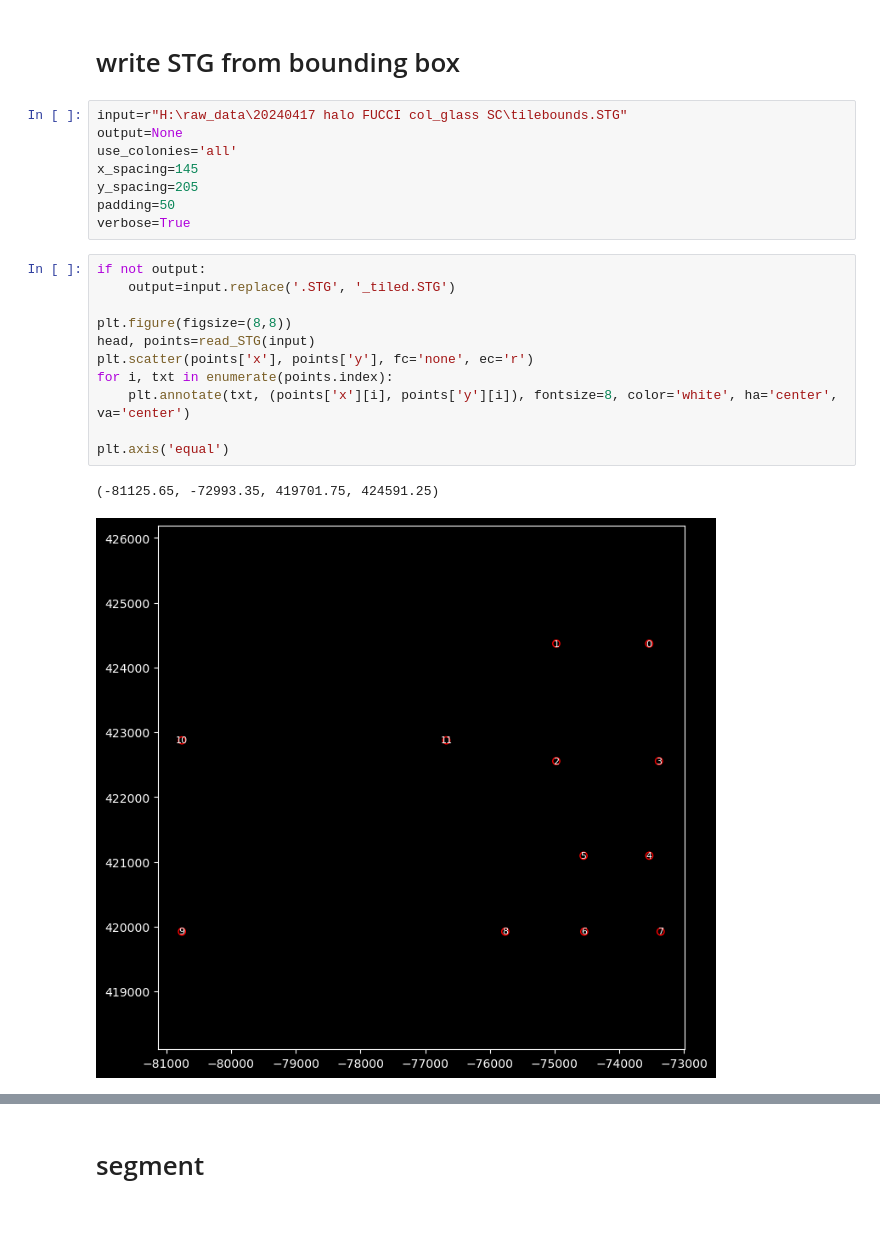
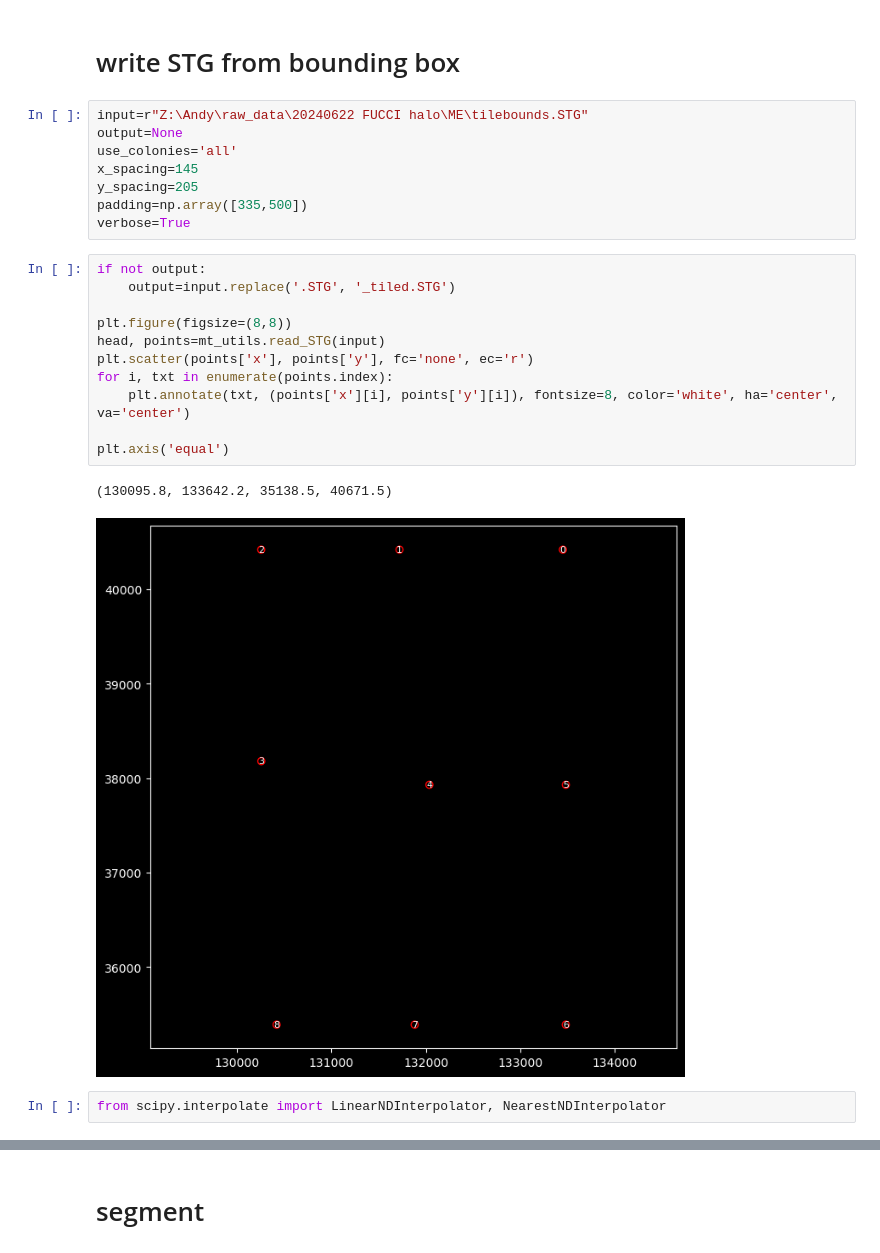
Before and after one commit to andyletzhang/segmentation_tools, a Jupyter notebook: mosaic_suspension.ipynb, the cells around one changed output, grey strips where cells are left out. Cells and saved outputs as stored; diff of their text form; blank space fills up the shorter version.

```diff
--- a/mosaic_suspension.ipynb
+++ b/mosaic_suspension.ipynb
@@ -23,25 +23,27 @@ plt.style.use('dark_background')
 # %% [markdown]
 # write STG from bounding box
 # %%
-input=r"H:\raw_data\20240417 halo FUCCI col_glass SC\tilebounds.STG"
+input=r"Z:\Andy\raw_data\20240622 FUCCI halo\ME\tilebounds.STG"
 output=None
 use_colonies='all'
 x_spacing=145
 y_spacing=205
-padding=50
+padding=np.array([335,500])
 verbose=True
 # %%
 if not output:
     output=input.replace('.STG', '_tiled.STG')
 
 plt.figure(figsize=(8,8))
-head, points=read_STG(input)
+head, points=mt_utils.read_STG(input)
 plt.scatter(points['x'], points['y'], fc='none', ec='r')
 for i, txt in enumerate(points.index):
     plt.annotate(txt, (points['x'][i], points['y'][i]), fontsize=8, color='white', ha='center', va='center')
 
 plt.axis('equal')
 # %% [output]
-(-81125.65, -72993.35, 419701.75, 424591.25)
+(130095.8, 133642.2, 35138.5, 40671.5)
-[figure, old version]
+[figure, new version]
+# %%
+from scipy.interpolate import LinearNDInterpolator, NearestNDInterpolator
 # %%
```
Also changed, not shown: parts of 69 cells of this notebook, 18 other files.
